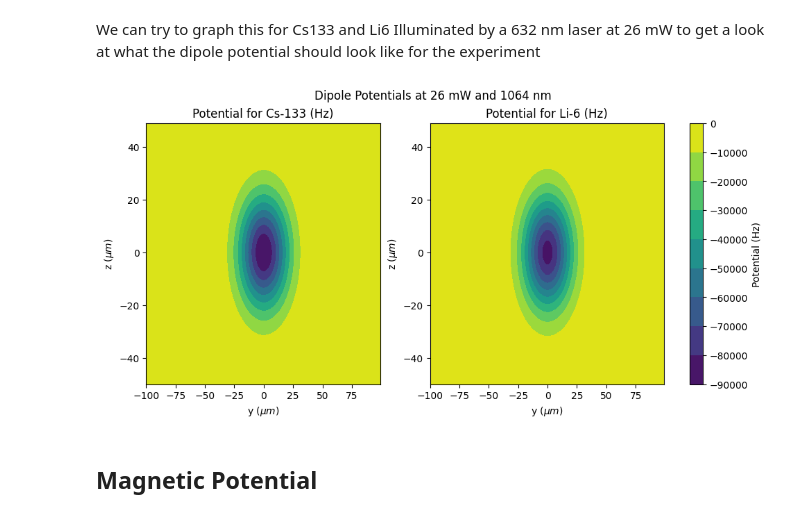
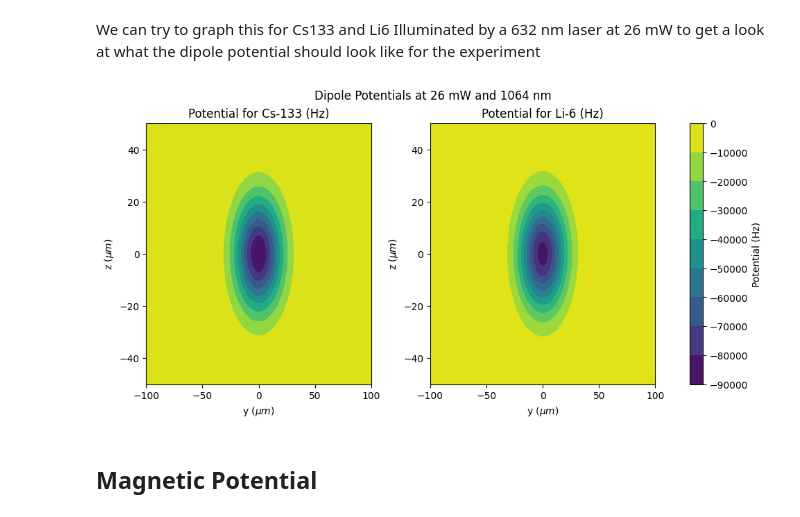
Before and after one commit to Mouhamedm17/DipoleTrappingCalculations, a Jupyter notebook: 1064Trap.ipynb, the cells around one changed output. Drawn from its saved outputs; the diff is of its cells as text; code cells hidden in the pictures.

```diff
--- a/1064Trap.ipynb
+++ b/1064Trap.ipynb
@@ -107,8 +107,8 @@ def field_intensity(y,z, *args):
     Function for computing the beam intensity of a gaussian laster beam
 
     args:
-        y: y-position (in  microns)
-        z: z-position (in microns)
+        y: y-position (in  m)
+        z: z-position (in m)
         args: (power in W, beam waist in the y direction in m, beam waist in the z direction in m)
 
     returns: Laser Intensity in (W/m^2)
@@ -121,10 +121,6 @@ def field_intensity(y,z, *args):
     bw_y = args[1]
     bw_z = args[1]
 
-    #convert distances to m
-    y = y*1e-6
-    z = z*1e-6
-
     #compute the field instensity
     coef = power/ (np.pi * bw_y * bw_z / 2)
 
@@ -189,8 +185,8 @@ def dipole_potential(y,z, *args):
     Function for computing electric dipole potential
 
     inputs:
-        y: y-position in microns
-        z: z-position in microns
+        y: y-position in m
+        z: z-position in m
         args: tuple
             - gamma: D2 decay rate in rad/s
             - lambda_laser: laser wavelength in m
@@ -245,38 +241,38 @@ def graph_dipole_potential():
 
     li_dipole_potential_args = (gamma_li, lambda_laser_li, lambda_D1_li, lambda_D2_li, field_args)
 
     #generate coordinates and figure
-    y = np.arange(-100, 100)
-    z = np.arange(-50, 50)
+    y = np.arange(-100e-6, 100e-6, 1e-6)
+    z = np.arange(-50e-6, 50e-6, 1e-6)
     Y, Z = np.meshgrid(y, z)
 
     fig, ax = plt.subplots(1,2, layout = 'constrained', figsize=plt.figaspect(0.5))
     fig.suptitle("Dipole Potentials at 26 mW and 1064 nm")
 
     #get dipole potentials
     cs_dip_potential = dipole_potential(Y,Z, cs_dipole_potential_args)
     li_dip_potential = dipole_potential(Y,Z, li_dipole_potential_args)
 
     #plot cesium potential
-    CS = ax[0].contourf(Y, Z, cs_dip_potential, 10, cmap=plt.cm.viridis)
+    CS = ax[0].contourf(Y*1e6, Z*1e6, cs_dip_potential, 10, cmap=plt.cm.viridis)
     ax[0].set_title('Potential for Cs-133 (Hz)')
     ax[0].set_xlabel(r"y ($\mu m$)")
     ax[0].set_ylabel(r"z ($\mu m$)")
 
     #plot Lithium potential
-    LI = ax[1].contourf(Y, Z, li_dip_potential, 10, cmap=plt.cm.viridis)
+    LI = ax[1].contourf(Y*1e6, Z*1e6, li_dip_potential, 10, cmap=plt.cm.viridis)
     ax[1].set_title('Potential for Li-6 (Hz)')
     ax[1].set_xlabel(r"y ($\mu m$)")
     ax[1].set_ylabel(r"z ($\mu m$)")
 
     #add color bar
     cbar = fig.colorbar(CS, ax=ax.ravel().tolist())
     cbar.ax.set_ylabel("Potential (Hz)")
 
 graph_dipole_potential()
 plt.show()
 # %% [output]
-[figure, old version]
+[figure, new version]
 # %% [markdown]
 ## Magnetic Potential
 # %% [markdown]
```
Also changed, not shown: parts of 14 cells of this notebook.
